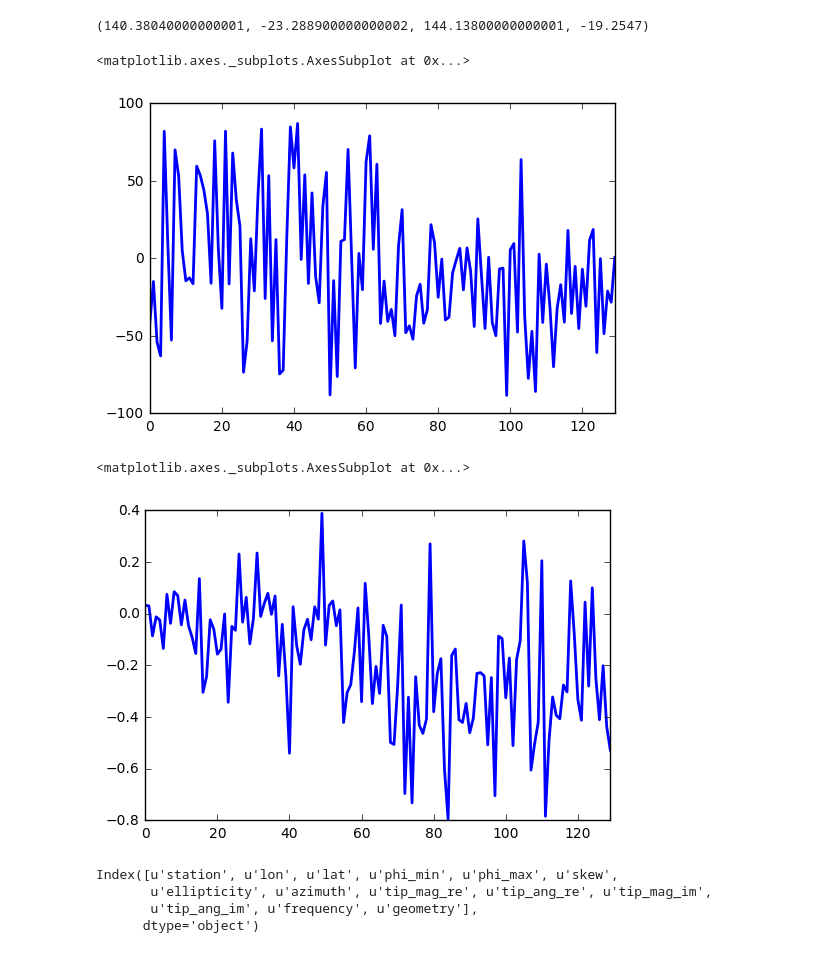
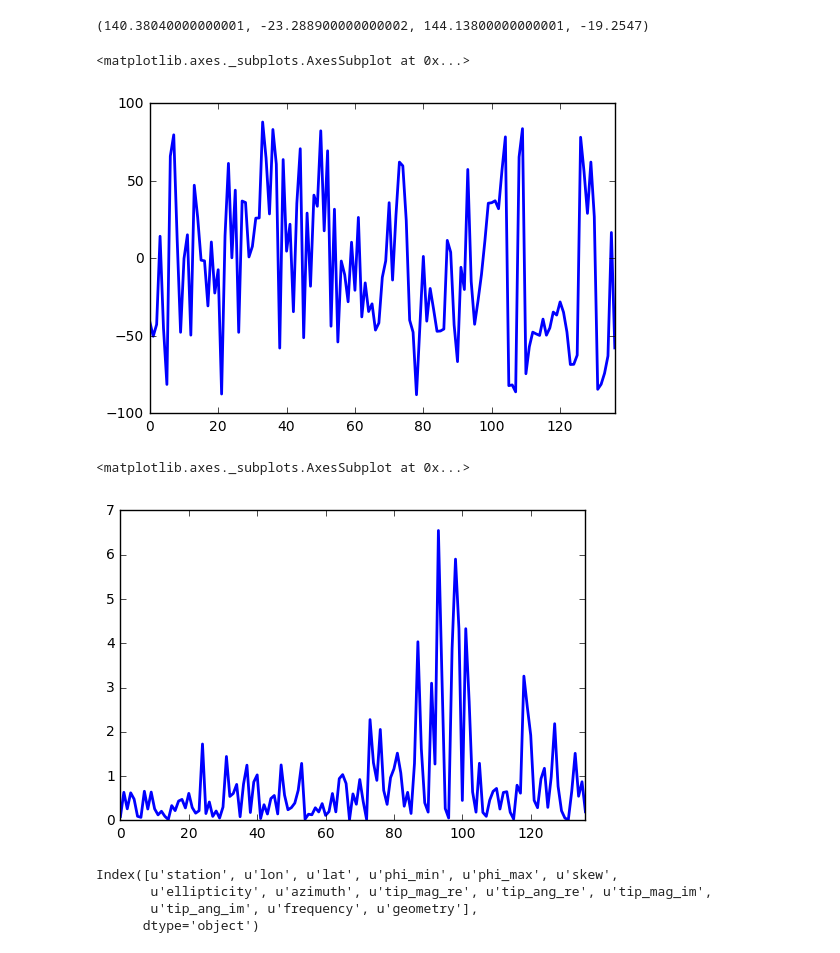
Before and after one commit to MTgeophysics/mtpy, a Jupyter notebook: examples/notebooks/geopandas_csv2shp.ipynb, the cells around one changed output. Drawn from its saved outputs; the diff is of its cells as text; code cells hidden in the pictures.

```diff
--- a/examples/notebooks/geopandas_csv2shp.ipynb
+++ b/examples/notebooks/geopandas_csv2shp.ipynb
@@ -24,10 +24,11 @@ def csv2shp(csvfile):
     #OR pdf['geometry'] = pdf.apply(lambda z: Point(z.lon, z.lat), axis=1)
     #if you want to df = df.drop(['Lon', 'Lat'], axis=1)
     crs = {'init': 'epsg:4326'}  # WGS84
+    crs = {'init': 'epsg:4283'}  # GGA94
     geo_df = gpd.GeoDataFrame(pdf, crs=crs, geometry=mt_locations)
 
     return geo_df
 # %%
-path2csv='E:/Data/MT_Datasets/WenPingJiang_SHP/PhaseTensorTipper_Params_10Hz.csv'
+path2csv='E:/Data/MT_Datasets/WenPingJiang_SHP/PhaseTensorTipper_Params_1.0986Hz.csv'
 path2dir=os.path.dirname(path2csv)
 mygdf=csv2shp(path2csv)
@@ -90,12 +94,12 @@ print bounds
 mygdf['azimuth'].plot()
 # %% [output]
 <matplotlib.axes._subplots.AxesSubplot at 0x...>
-[figure, old version]
+[figure, new version]
 # %%
-mygdf['skew'].plot()
+mygdf['skew'].abs().plot()
 # %% [output]
 <matplotlib.axes._subplots.AxesSubplot at 0x...>
-[figure, old version]
+[figure, new version]
 # %%
 mygdf.columns
 # %% [output]
```
Also changed, not shown: parts of 28 cells of this notebook, 2 other files.
